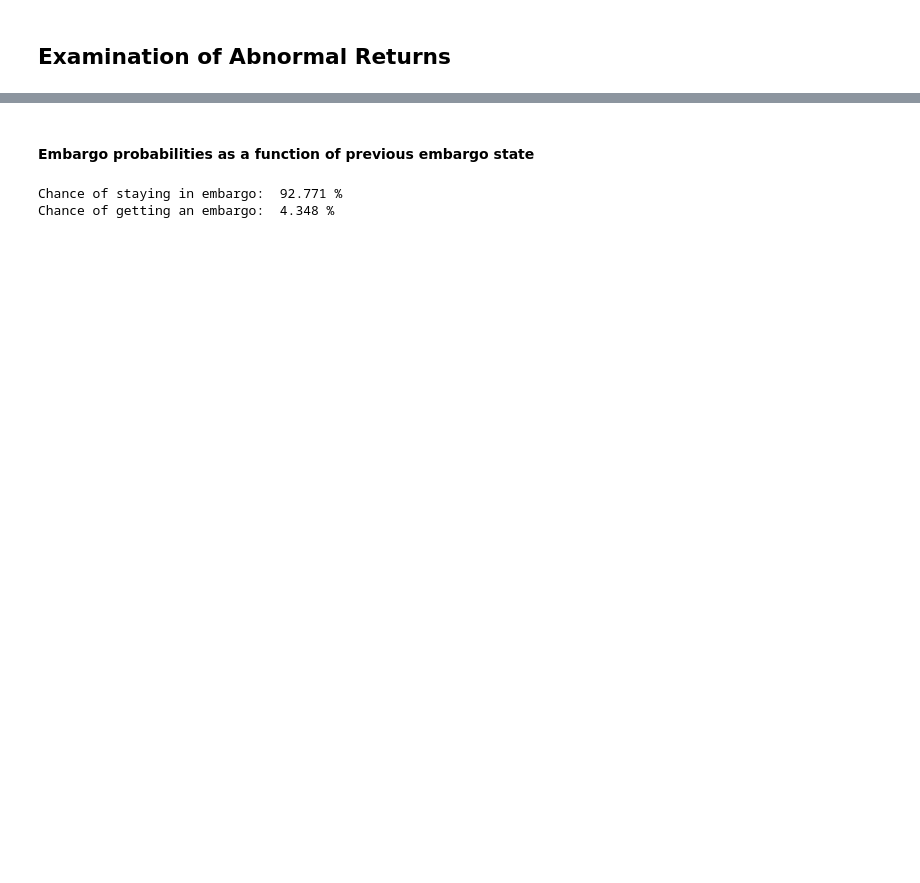
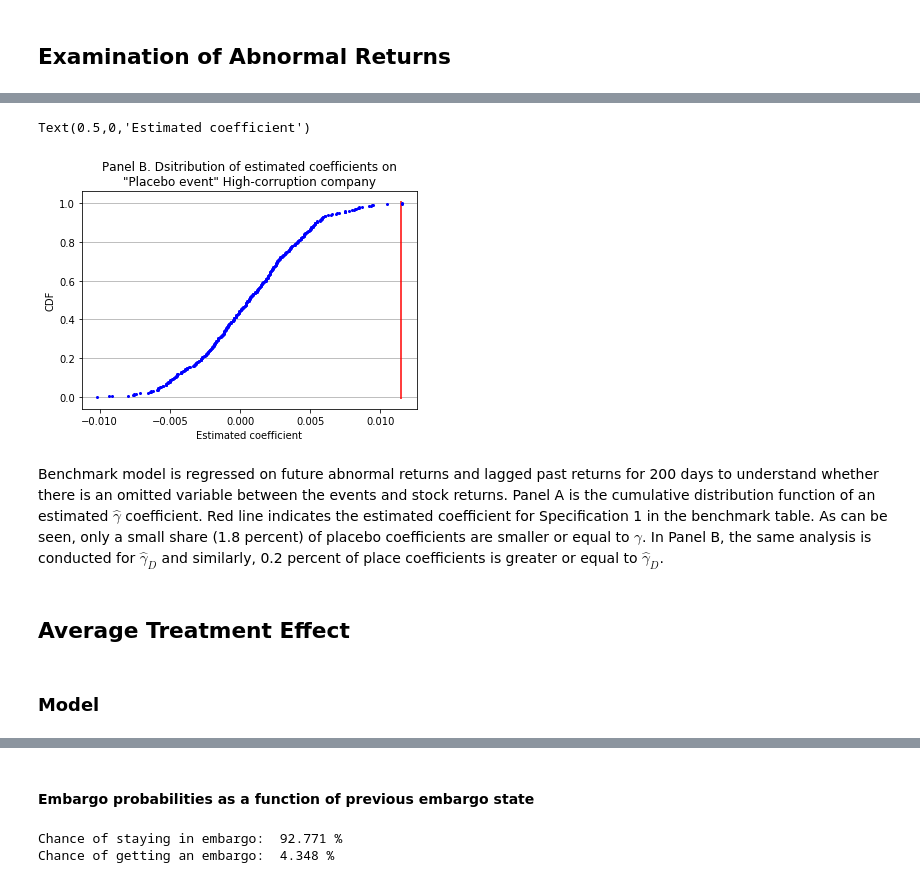
Before and after one commit to burakbalaban/student-project-burakbalaban, a Jupyter notebook: student_project.ipynb, the cells around one changed output, grey strips where cells are left out. Cells and saved outputs as stored; diff of their text form; code cells hidden in the pictures; blank space fills up the shorter version.

```diff
--- a/student_project.ipynb
+++ b/student_project.ipynb
@@ -893,0 +1061,18 @@ Text(0.5,0,'Estimated coefficient')
+# %%
+#Gamma_D
+plt.figure()
+plt.plot(liste_cdf_h,'ro',color="blue",markersize=2)
+plt.vlines(x = 0.0115 , color ="r",ymin=-0.01,ymax=1.01)
+plt.grid(axis='y')
+plt.title('Panel B. Dsitribution of estimated coefficients on\n"Placebo event" High-corruption company')
+plt.ylabel("CDF")
+plt.xlabel("Estimated coefficient")
+# %% [output]
+Text(0.5,0,'Estimated coefficient')
+[figure, added]
+# %% [markdown]
+Benchmark model is regressed on future abnormal returns and lagged past returns for 200 days to understand whether there is an omitted variable between the events and stock returns. Panel A is the cumulative distribution function of an estimated $\hat{\gamma}$ coefficient. Red line indicates the estimated coefficient for Specification 1 in the benchmark table. As can be seen, only a small share (1.8 percent) of placebo coefficients are smaller or equal to $\hat{\gamma}$. In Panel B, the same analysis is conducted for $\hat\gamma_{D}$ and similarly, 0.2 percent of place coefficients is greater or equal to $\hat\gamma_{D}$.
+# %% [markdown]
+## Average Treatment Effect
+# %% [markdown]
+### Model
```
Also changed, not shown: parts of 138 cells of this notebook, 9 other files.
